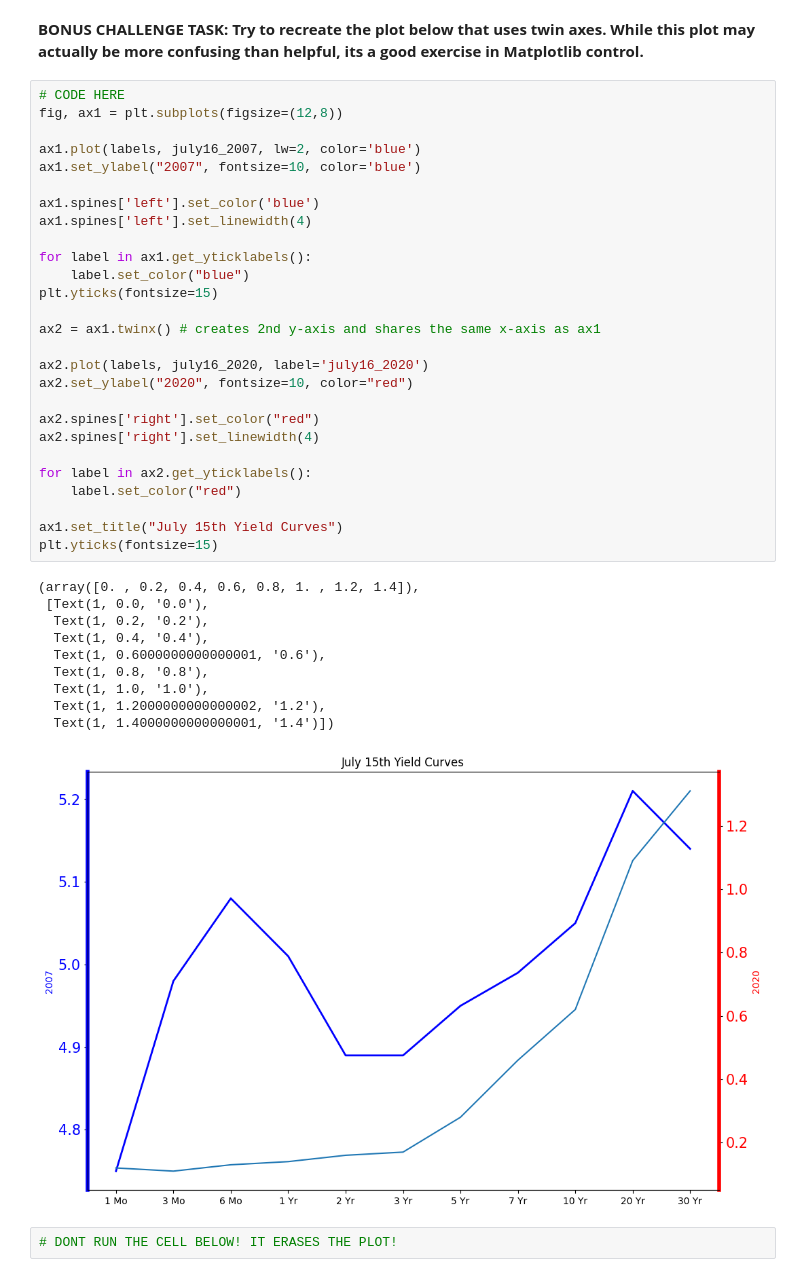
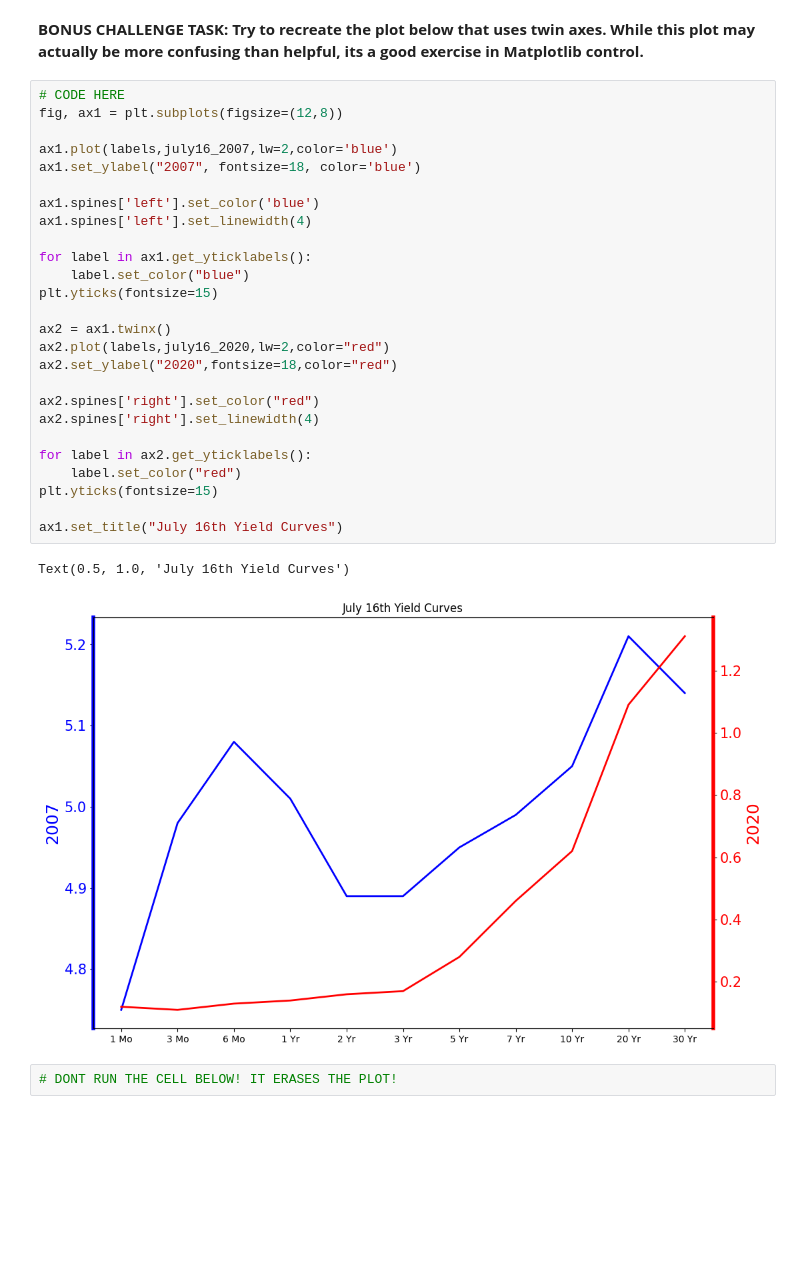
Before and after one commit to JisungWoo/UdemyCourse, a Jupyter notebook: 04-Matplotlib/04-Matplotlib Exercises_practice.ipynb, the cells around one changed output. Saved outputs shown, nothing was run; the diff lists cells and outputs as text; blank space fills up the shorter version.

```diff
--- a/04-Matplotlib/04-Matplotlib Exercises .ipynb
+++ b/04-Matplotlib/04-Matplotlib Exercises_practice.ipynb
@@ -195,41 +183,32 @@ plt.show()
 # %%
 # CODE HERE
 fig, ax1 = plt.subplots(figsize=(12,8))
 
-ax1.plot(labels, july16_2007, lw=2, color='blue')
-ax1.set_ylabel("2007", fontsize=10, color='blue')
+ax1.plot(labels,july16_2007,lw=2,color='blue')
+ax1.set_ylabel("2007", fontsize=18, color='blue')
 
 ax1.spines['left'].set_color('blue')
 ax1.spines['left'].set_linewidth(4)
 
 for label in ax1.get_yticklabels():
     label.set_color("blue")
 plt.yticks(fontsize=15)
 
-ax2 = ax1.twinx() # creates 2nd y-axis and shares the same x-axis as ax1
-
-ax2.plot(labels, july16_2020, label='july16_2020')
-ax2.set_ylabel("2020", fontsize=10, color="red")
+ax2 = ax1.twinx()
+ax2.plot(labels,july16_2020,lw=2,color="red")
+ax2.set_ylabel("2020",fontsize=18,color="red")
 
 ax2.spines['right'].set_color("red")
 ax2.spines['right'].set_linewidth(4)
 
 for label in ax2.get_yticklabels():
     label.set_color("red")
+plt.yticks(fontsize=15)
 
-ax1.set_title("July 15th Yield Curves")
-plt.yticks(fontsize=15)
+ax1.set_title("July 16th Yield Curves")
 # %% [output]
-(array([0. , 0.2, 0.4, 0.6, 0.8, 1. , 1.2, 1.4]),
- [Text(1, 0.0, '0.0'),
-  Text(1, 0.2, '0.2'),
-  Text(1, 0.4, '0.4'),
-  Text(1, 0.6000000000000001, '0.6'),
-  Text(1, 0.8, '0.8'),
-  Text(1, 1.0, '1.0'),
-  Text(1, 1.2000000000000002, '1.2'),
-  Text(1, 1.4000000000000001, '1.4')])
+Text(0.5, 1.0, 'July 16th Yield Curves')
-[figure, old version]
+[figure, new version]
 # %%
 # DONT RUN THE CELL BELOW! IT ERASES THE PLOT!
 # %%
```
Also changed, not shown: parts of 10 cells of this notebook.
